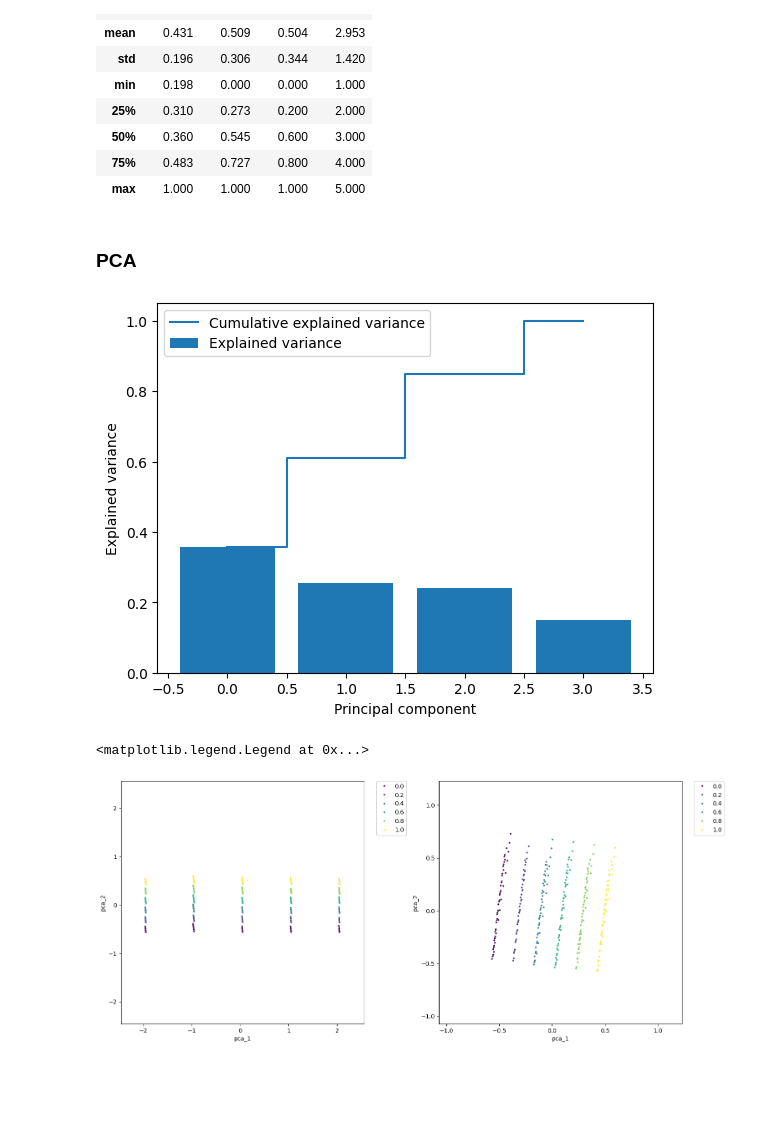
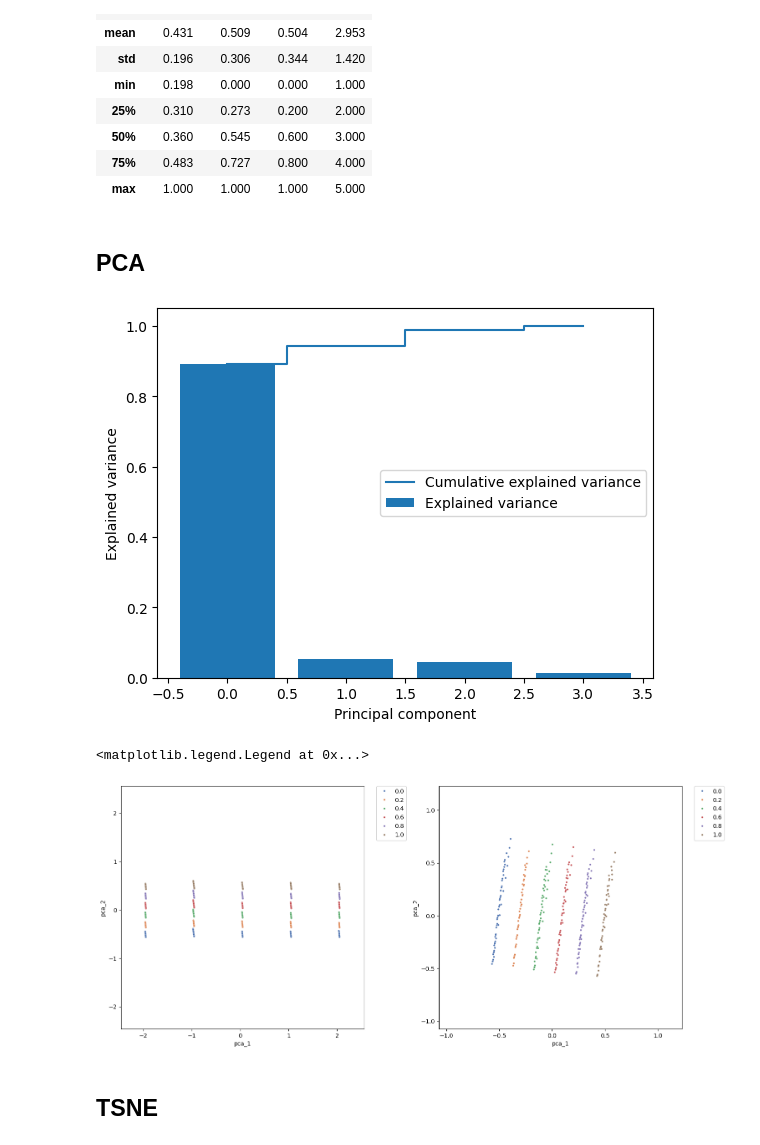
Before and after one commit to walltim3/Data_Analysis_2023, a Jupyter notebook: Lab_2/Pr_3/Pr_3.ipynb, the cells around one changed output. Saved outputs shown, nothing was run; the diff lists cells and outputs as text; code cells hidden in the pictures; blank space fills up the shorter version.

```diff
--- a/Lab_2/Pr_3/Pr_3.ipynb
+++ b/Lab_2/Pr_3/Pr_3.ipynb
@@ -42,7 +42,7 @@ df.describe()
 | 75% | 0.483 | 0.727 | 0.800 | 4.000 |
 | max | 1.000 | 1.000 | 1.000 | 5.000 |
 # %% [markdown]
-### PCA
+## PCA
 # %%
 from sklearn.preprocessing import StandardScaler
 from sklearn.decomposition import PCA
@@ -50,19 +49,19 @@ from sklearn.manifold import TSNE
 # %%
 scaler = StandardScaler()
-X_std = scaler.fit_transform(df)
+X_std = df # data is already standartizes; scaler.fit_transform(df)
 pca = PCA()
 X_pca = pca.fit_transform(X_std)
 exp_var_pca = pca.explained_variance_ratio_
 cum_sum_eigenvalues = np.cumsum(exp_var_pca)
 plt.bar(range(0,len(exp_var_pca)), exp_var_pca, align='center', label='Explained variance')
 plt.step(range(0,len(cum_sum_eigenvalues)), cum_sum_eigenvalues, where='mid',label='Cumulative explained variance')
 plt.ylabel('Explained variance')
 plt.xlabel('Principal component')
 plt.legend(loc='best')
 #plt.tight_layout()
 plt.show()
 # %% [output]
-[figure, old version]
+[figure, new version]
 # %%
 param = 'S'
 # %%
@@ -70,13 +69,13 @@ X_1 = df#.drop(['M'], axis = 1)
 y_1 = df[param] # m h v s
 
 pca = PCA(n_components=2)
+
 pca_result_1 = pca.fit_transform(X_1)
 pca_result_df_1 = pd.DataFrame({'pca_1': pca_result_1[:,0], 'pca_2': pca_result_1[:,1], 'label': y_1})
 
 X_2 = df.drop(['M'], axis = 1)
 y_2 = df[param] # m h v s
 
-pca = PCA(n_components=2)
 pca_result_2 = pca.fit_transform(X_2)
 pca_result_df_2 = pd.DataFrame({'pca_1': pca_result_2[:,0], 'pca_2': pca_result_2[:,1], 'label': y_2})
 
@@ -86,7 +85,7 @@ fig, ax = plt.subplots(nrows=1, ncols=2, constrained_layout = True, figsize=(15,
 
 # using padding
 
-sns.scatterplot(x='pca_1', y='pca_2', hue='label', data=pca_result_df_1, ax=ax[0],s=10, palette='viridis')
+sns.scatterplot(x='pca_1', y='pca_2', hue='label', data=pca_result_df_1, ax=ax[0],s=10, palette='deep')
 lim = (pca_result_1.min()-0.5, pca_result_1.max()+0.5)
 ax[0].set_xlim(lim)
 ax[0].set_ylim(lim)
@@ -94,7 +93,7 @@ ax[0].set_aspect('equal')
 ax[0].legend(bbox_to_anchor=(1.05, 1), loc=2, borderaxespad=0.0)
 
 
-sns.scatterplot(x='pca_1', y='pca_2', hue='label', data=pca_result_df_2, ax=ax[1],s=10, palette='viridis')
+sns.scatterplot(x='pca_1', y='pca_2', hue='label', data=pca_result_df_2, ax=ax[1],s=10, palette='deep')
 lim = (pca_result_2.min()-0.5, pca_result_2.max()+0.5)
 ax[1].set_xlim(lim)
 ax[1].set_ylim(lim)
@@ -102,4 +101,6 @@ ax[1].set_aspect('equal')
 ax[1].legend(bbox_to_anchor=(1.05, 1), loc=2, borderaxespad=0.0)
 # %% [output]
 <matplotlib.legend.Legend at 0x...>
-[figure, old version]
+[figure, new version]
+# %% [markdown]
+## TSNE
```
Also changed, not shown: parts of 3 cells of this notebook.
